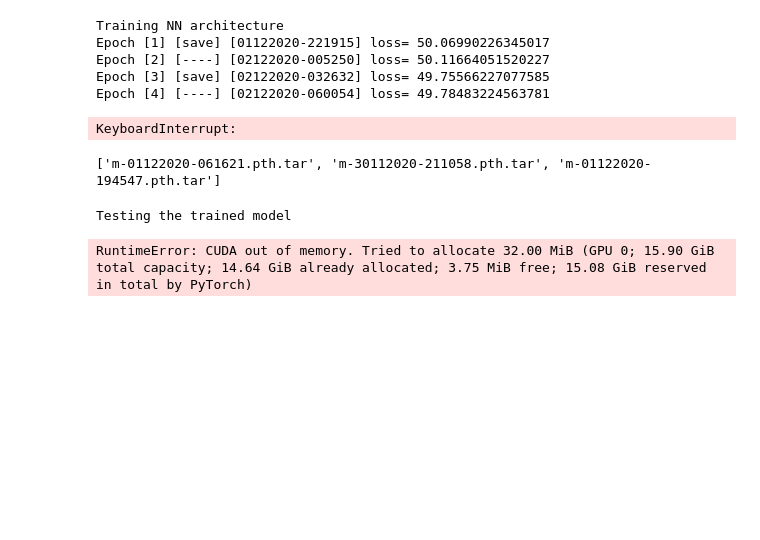
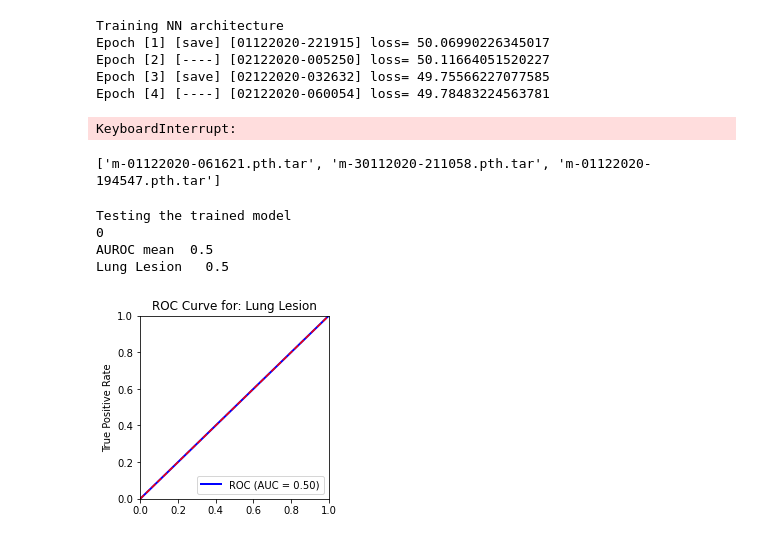
Before and after one commit to Sharjeel-Khan/CS7643Project, a Jupyter notebook: Siamese_Lung_Lesion.ipynb, the cells around one changed output. Saved outputs shown, nothing was run; the diff lists cells and outputs as text; code cells hidden in the pictures; blank space fills up the shorter version.

```diff
--- a/Siamese_Lung_Lesion.ipynb
+++ b/Siamese_Lung_Lesion.ipynb
@@ -446,7 +517,52 @@ timestampTime = time.strftime("%H%M%S")
 timestampDate = time.strftime("%d%m%Y")
 timestampLaunch = timestampDate + '-' + timestampTime
 print ('Testing the trained model')
-outGT1, outPRED1 = Siamese_ChexpertTrainer.test(dataLoaderTest, pathModel, classes, pretrained, batch_size, resize_im, timestampLaunch, class_names)
+auc, fpr, tpr = Siamese_ChexpertTrainer.test(dataLoaderTest, pathModel, classes, pretrained, batch_size, resize_im, timestampLaunch, class_names)
 # %% [output]
 Testing the trained model
+0
+AUROC mean  0.5
+Lung Lesion   0.5
-RuntimeError: CUDA out of memory. Tried to allocate 32.00 MiB (GPU 0; 15.90 GiB total capacity; 14.64 GiB already allocated; 3.75 MiB free; 15.08 GiB reserved in total by PyTorch)
+# %%
+def plot_roc_curve(title, fpr, tpr):
+    font = {'size' : 10}
+    plt.rc('font', **font)
+    fig = plt.figure(figsize=(21,6))
+    for i in range(len(title)):
+        if(i != 12):
+            auc_curve = sklearn.metrics.auc(fpr[i], tpr[i])
+        else:
+            auc_curve = np.nan
+        plt.title(title[i])
+        plt.subplot(2, 7, i+1)
+        plt.plot(fpr[i], tpr[i], color='b', lw=2, label='ROC (AUC = %0.2f)' % auc_curve)
+        plt.plot([0, 1], [0, 1], 'r--')
+        plt.xlim([0, 1])
+        plt.ylim([0, 1.0])
+        if i >= 7:
+            plt.xlabel('False Positive Rate')
+        if i % 7 == 0:
+            plt.ylabel('True Positive Rate')
+        else:
+            plt.yticks([])
+
+        plt.title("ROC Curve for: "+title[i])
+        plt.legend(loc="lower right")
+
+    plt.tight_layout()
+
+    fig_size = plt.rcParams["figure.figsize"]
+
+    fig_size[0] = 30
+
+    fig_size[1] = 10
+
+    plt.rcParams["figure.figsize"] = fig_size
+
+
+    plt.show()
+
+title = ["Lung Lesion"]
+plot_roc_curve(title, fpr, tpr)
+# %% [output]
+[figure, added]
```
Also changed, not shown: parts of 3 cells of this notebook, 2 other files.
